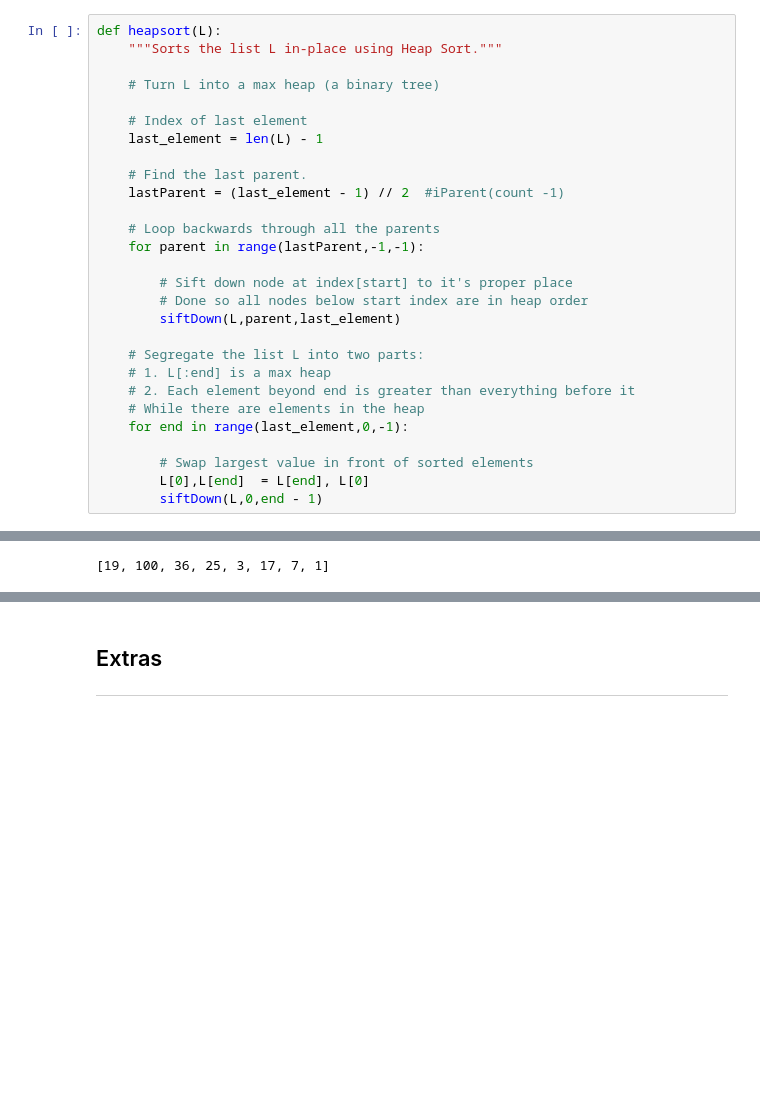
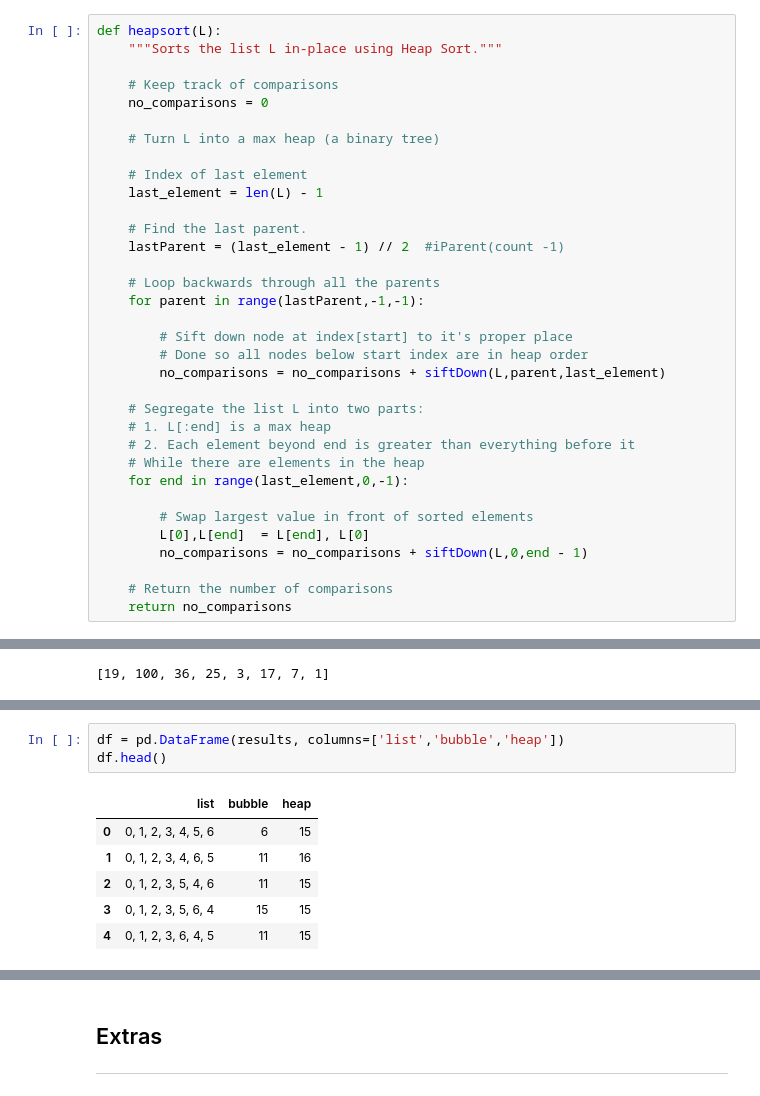
Before and after one commit to shanemcdonagh/jupyter, a Jupyter notebook: 3. Heap Sort.ipynb, the cells around one changed output, grey strips where cells are left out. Cells and saved outputs as stored; diff of their text form; blank space fills up the shorter version.

```diff
--- a/3. Heap Sort.ipynb
+++ b/3. Heap Sort.ipynb
@@ -289,6 +297,9 @@ def siftDown(L,parent,end):
 # %%
 def heapsort(L):
     """Sorts the list L in-place using Heap Sort."""
+
+    # Keep track of comparisons
+    no_comparisons = 0
 
     # Turn L into a max heap (a binary tree)
 
@@ -303,7 +314,7 @@ def heapsort(L):
 
         # Sift down node at index[start] to it's proper place
         # Done so all nodes below start index are in heap order
-        siftDown(L,parent,last_element)
+        no_comparisons = no_comparisons + siftDown(L,parent,last_element)
 
     # Segregate the list L into two parts:
     # 1. L[:end] is a max heap
@@ -313,7 +324,10 @@ def heapsort(L):
 
         # Swap largest value in front of sorted elements
         L[0],L[end]  = L[end], L[0]
-        siftDown(L,0,end - 1)
+        no_comparisons = no_comparisons + siftDown(L,0,end - 1)
+
+    # Return the number of comparisons
+    return no_comparisons
 # %%
 L = [19,100,36,25,3,17,7,1,2]
 L
@@ -358,0 +435,10 @@ for perm in itertools.permutations(range(5)):
+# %%
+df = pd.DataFrame(results, columns=['list','bubble','heap'])
+df.head()
+# %% [output]
+|  | list | bubble | heap |
+| 0 | 0, 1, 2, 3, 4, 5, 6 | 6 | 15 |
+| 1 | 0, 1, 2, 3, 4, 6, 5 | 11 | 16 |
+| 2 | 0, 1, 2, 3, 5, 4, 6 | 11 | 15 |
+| 3 | 0, 1, 2, 3, 5, 6, 4 | 15 | 15 |
+| 4 | 0, 1, 2, 3, 6, 4, 5 | 11 | 15 |
```
Also changed, not shown: parts of 16 cells of this notebook.
